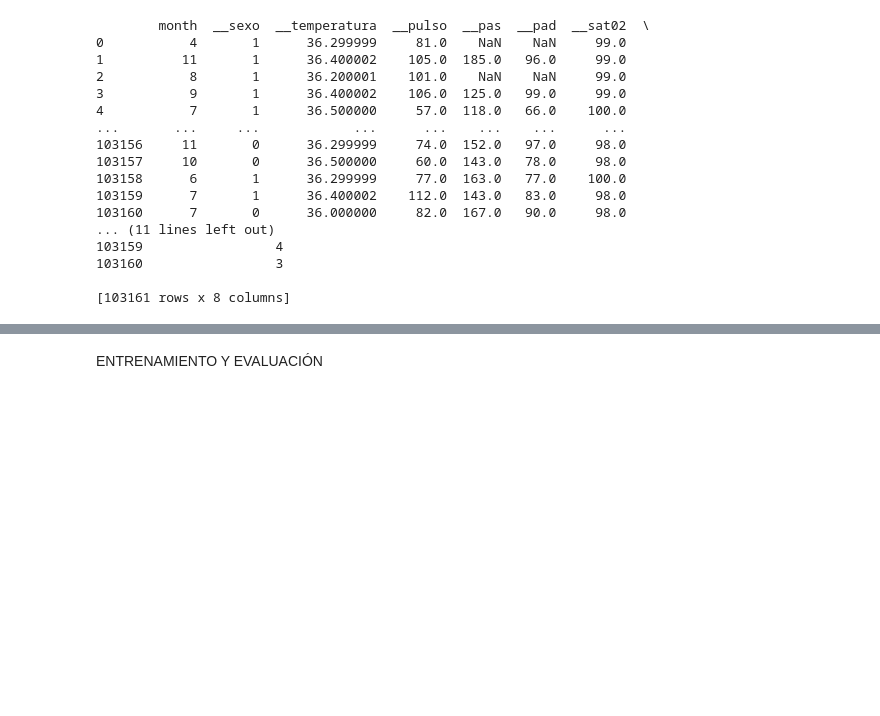
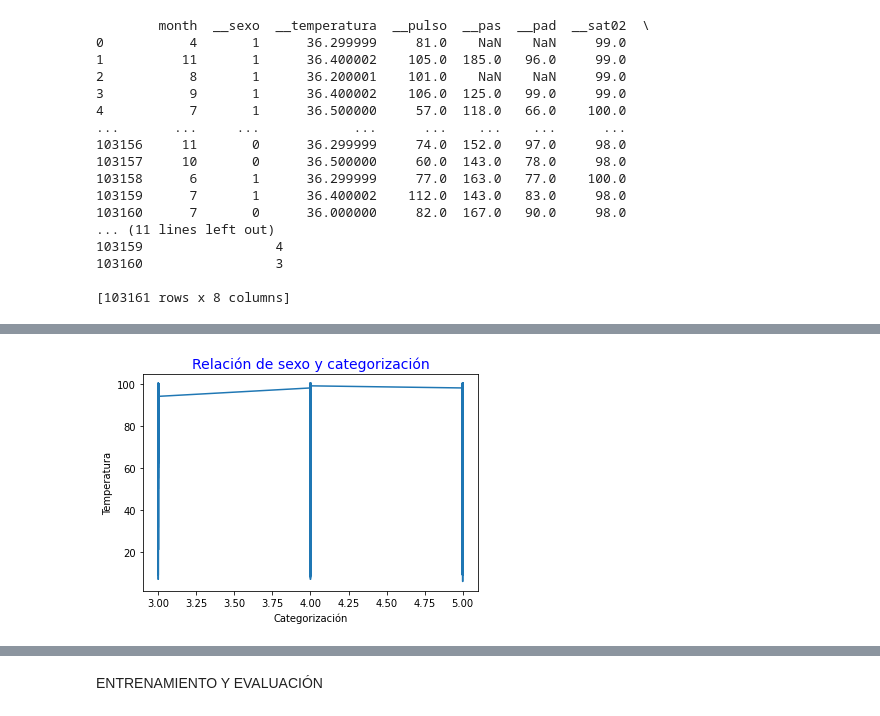
Before and after one commit to MannyCuadros/inter_learning, a Jupyter notebook: src/categorizacion.ipynb, the cells around one changed output, grey strips where cells are left out. Cells and saved outputs as stored; diff of their text form; code cells hidden in the pictures; blank space fills up the shorter version.

```diff
--- a/src/categorizacion.ipynb
+++ b/src/categorizacion.ipynb
@@ -115,0 +198,9 @@ ImportError: cannot import name 'rcParams' from 'matplotlib.axes' (/home/manny/.
+# %%
+plt.plot(second_group['__categorizacion'],second_group['__sat02'])
+plt.title('Relación de sexo y categorización', fontdict=font2)
+plt.xlabel("Categorización")
+plt.ylabel('Temperatura')
+
+plt.show()
+# %% [output]
+[figure, added]
```
Also changed, not shown: parts of 18 cells of this notebook, 1 other file.
